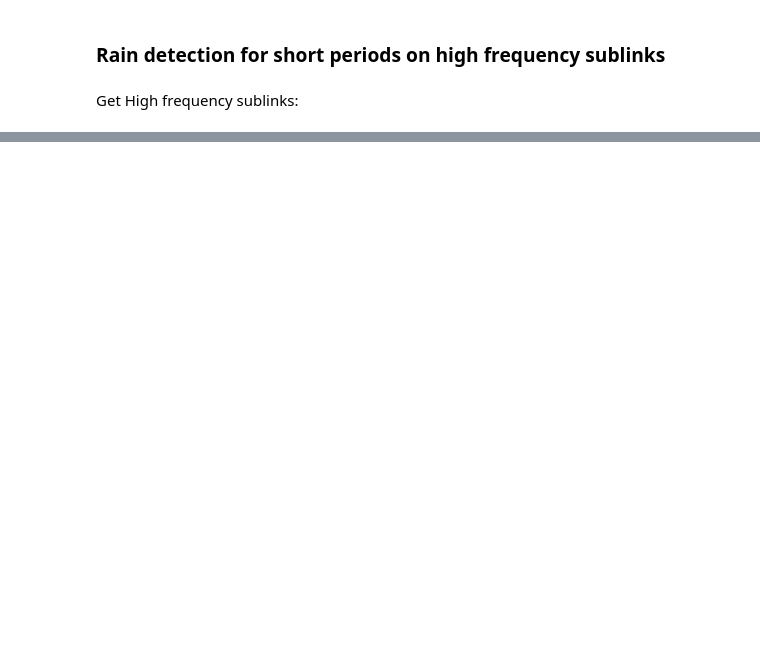
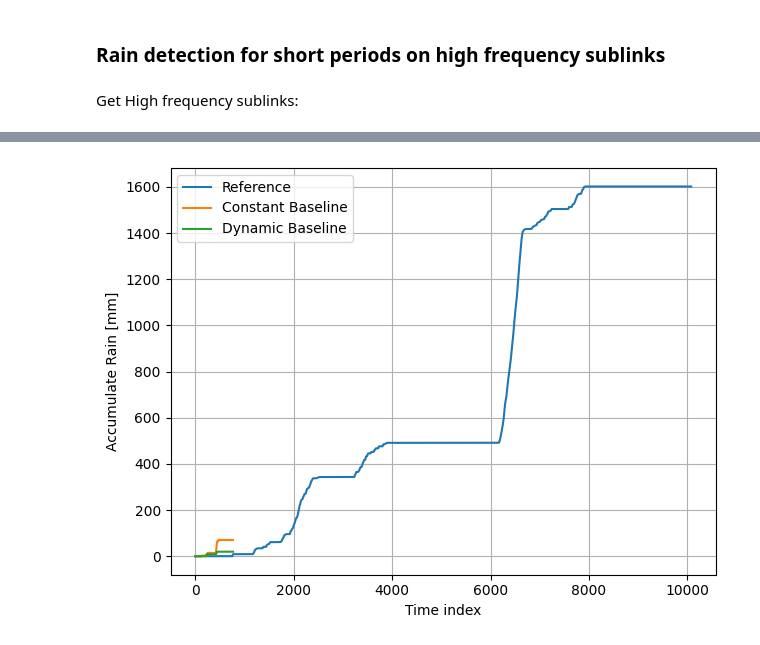
Before and after one commit to gabrielawr/OpenMesh_pynncml, a Jupyter notebook: src/analysis/pynncml_experiments/notebooks/LinkAnalysis.ipynb, the cells around one changed output, grey strips where cells are left out. Cells and saved outputs as stored; diff of their text form; code cells hidden in the pictures; blank space fills up the shorter version.

```diff
--- a/src/analysis/pynncml_experiments/notebooks/LinkAnalysis.ipynb
+++ b/src/analysis/pynncml_experiments/notebooks/LinkAnalysis.ipynb
@@ -261,0 +331,15 @@ link frequency: 69.12
+# %%
+rain_ts_flat = np.nan_to_num(rain_ts.numpy().flatten(), nan=0.0)
+rain_os_flat = np.nan_to_num(rain_os.numpy().flatten(), nan=0.0)
+
+plt.plot(np.nancumsum(linkmm.gauge_ref[0].data_array), label="Reference")
+plt.plot(np.cumsum(rain_ts_flat), label="Constant Baseline")
+plt.plot(np.cumsum(rain_os_flat), label="Dynamic Baseline")
+plt.xlabel("Time index")
+plt.ylabel("Accumulate Rain [mm]")
+plt.grid()
+plt.legend()
+plt.tight_layout()
+plt.show()
+# %% [output]
+[figure, added]
```
Also changed, not shown: parts of 37 cells of this notebook, 2 other files.
